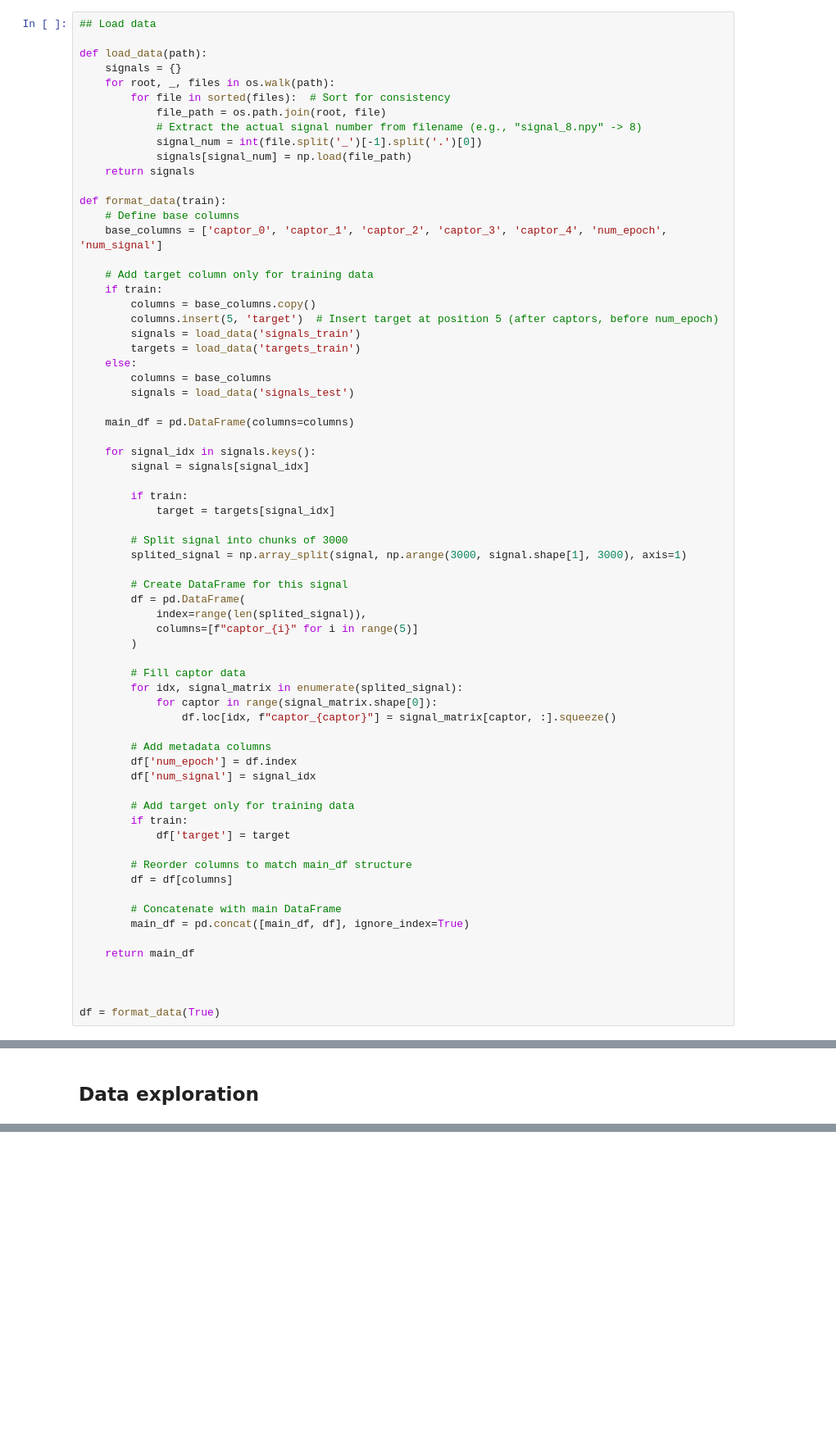
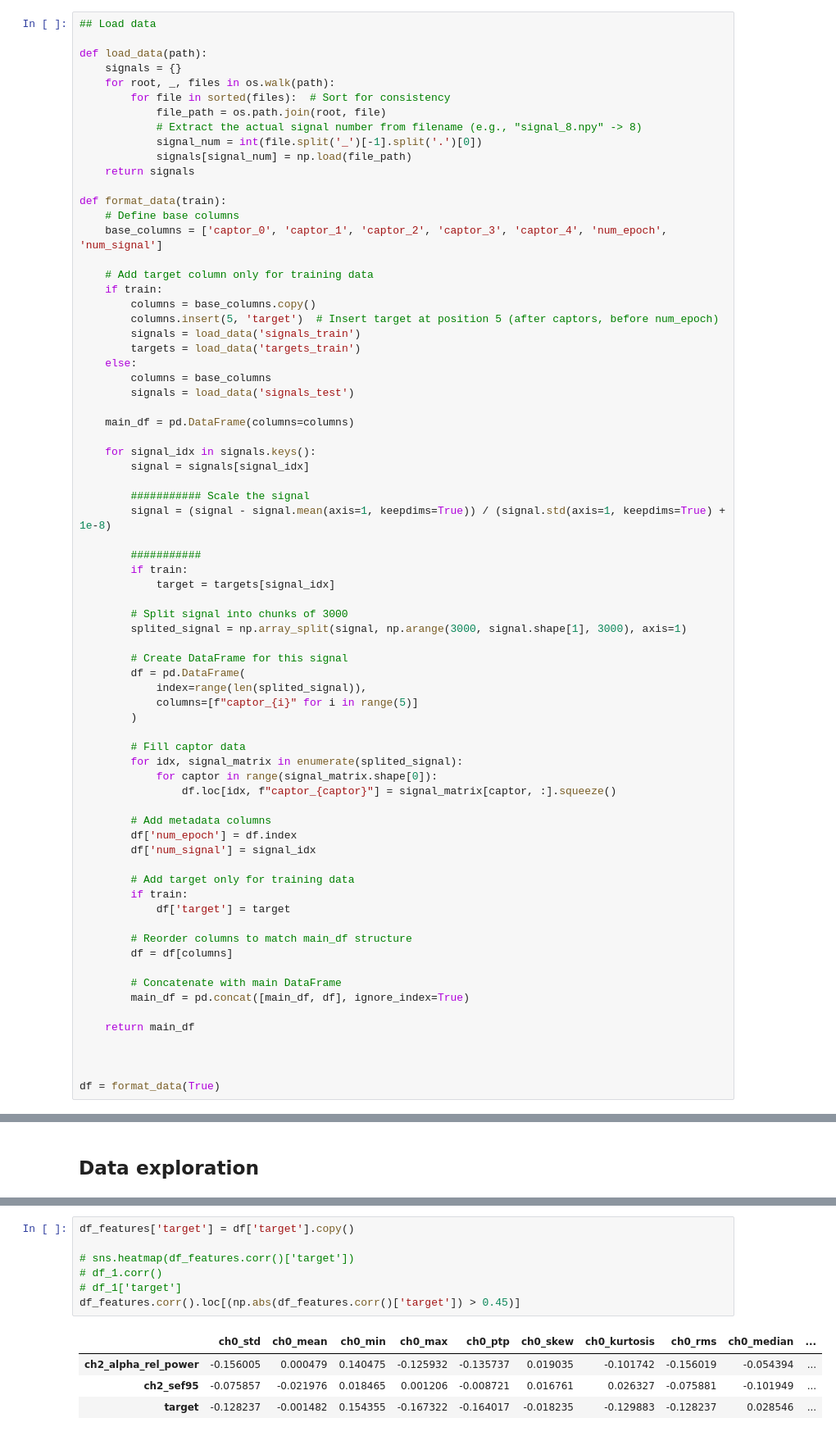
Before and after one commit to arseniee/ml2_tp, a Jupyter notebook: Tp_ml2.ipynb, the cells around one changed output, grey strips where cells are left out. Shown: that part at 82% size. Drawn from its saved outputs; the diff is of its cells as text; blank space fills up the shorter version.

```diff
--- a/Tp_ml2.ipynb
+++ b/Tp_ml2.ipynb
@@ -83,6 +87,10 @@ def format_data(train):
     for signal_idx in signals.keys():
         signal = signals[signal_idx]
 
+        ########### Scale the signal
+        signal = (signal - signal.mean(axis=1, keepdims=True)) / (signal.std(axis=1, keepdims=True) + 1e-8)
+
+        ###########
         if train:
             target = targets[signal_idx]
 
@@ -346,3 +671,15 @@ for i in range(len(corr_matrix.columns)):
             high_corr.append((corr_matrix.columns[i], corr_matrix.columns[j], corr))
 # %% [output]
 [figure]
+# %%
+df_features['target'] = df['target'].copy()
+
+# sns.heatmap(df_features.corr()['target'])
+# df_1.corr()
+# df_1['target']
+df_features.corr().loc[(np.abs(df_features.corr()['target']) > 0.45)]
+# %% [output]
+|  | ch0_std | ch0_mean | ch0_min | ch0_max | ch0_ptp | ch0_skew | ch0_kurtosis | ch0_rms | ch0_median | ... |
+| ch2_alpha_rel_power | -0.156005 | 0.000479 | 0.140475 | -0.125932 | -0.135737 | 0.019035 | -0.101742 | -0.156019 | -0.054394 | ... |
+| ch2_sef95 | -0.075857 | -0.021976 | 0.018465 | 0.001206 | -0.008721 | 0.016761 | 0.026327 | -0.075881 | -0.101949 | ... |
+| target | -0.128237 | -0.001482 | 0.154355 | -0.167322 | -0.164017 | -0.018235 | -0.129883 | -0.128237 | 0.028546 | ... |
```
Also changed, not shown: parts of 17 cells of this notebook.
